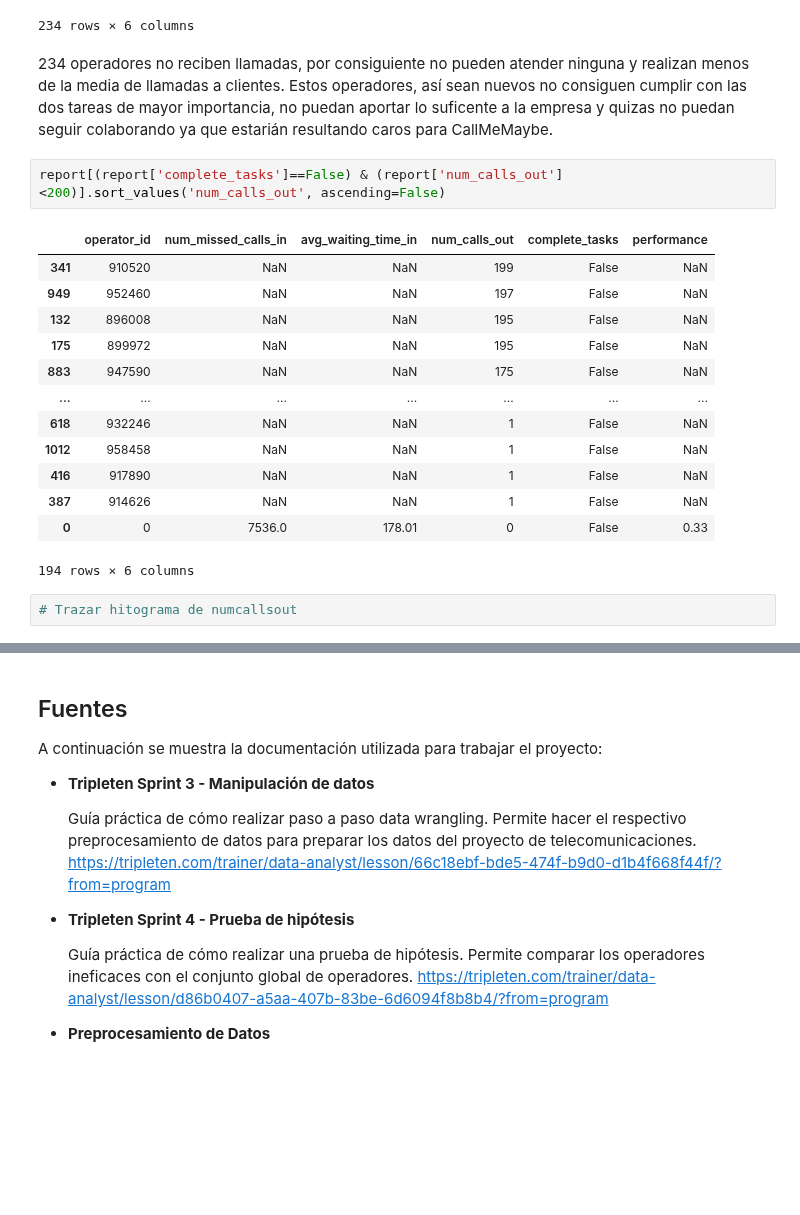
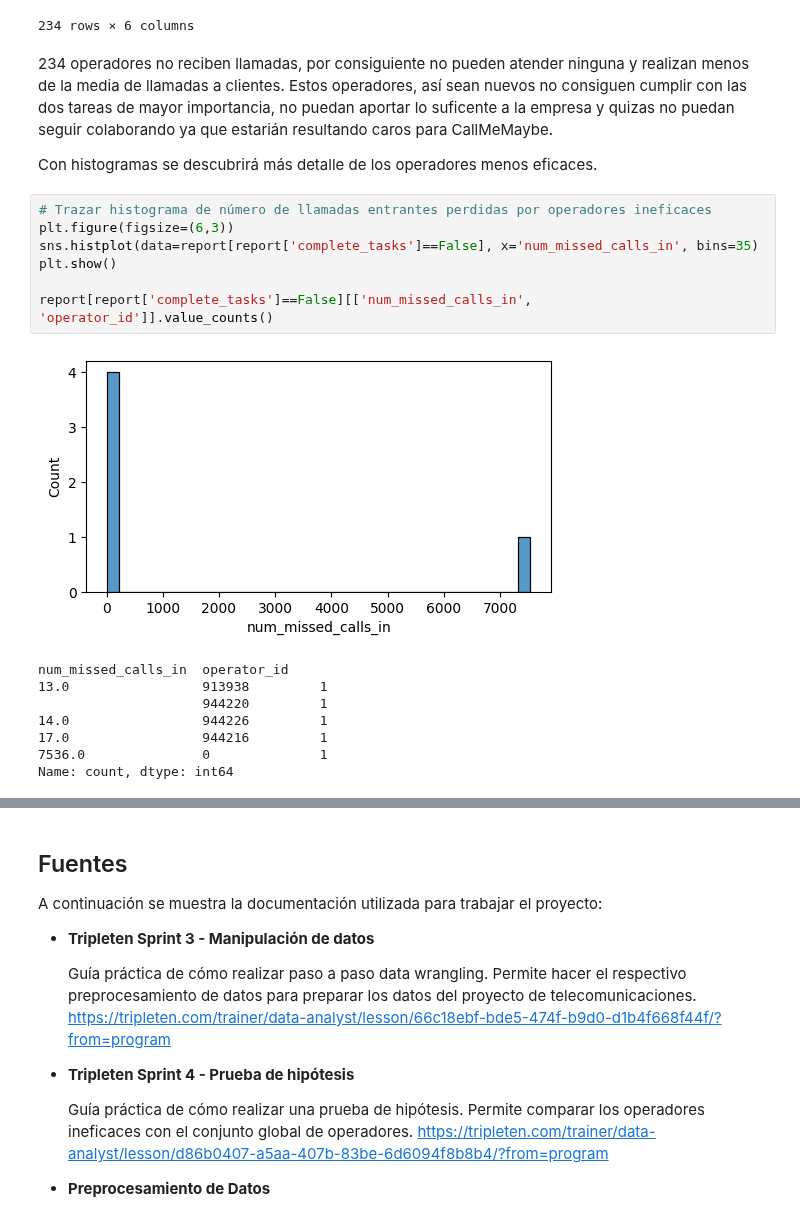
Before and after one commit to ScinDBad/DA_proyecto_final, a Jupyter notebook: proyecto_sp_14.ipynb, the cells around one changed output, grey strips where cells are left out. Drawn from its saved outputs; the diff is of its cells as text; blank space fills up the shorter version.

```diff
--- a/proyecto_sp_14.ipynb
+++ b/proyecto_sp_14.ipynb
@@ -867,21 +861,21 @@ report[report['complete_tasks']==False].sort_values('num_calls_out', ascending=F
 234 rows × 6 columns
 # %% [markdown]
 234 operadores no reciben llamadas, por consiguiente no pueden atender ninguna y realizan menos de la media de llamadas a clientes. Estos operadores, así sean nuevos no consiguen cumplir con las dos tareas de mayor importancia, no puedan aportar lo suficente a la empresa y quizas no puedan seguir colaborando ya que estarián resultando caros para CallMeMaybe.
+
+Con histogramas se descubrirá más detalle de los operadores menos eficaces.
-# %%
-report[(report['complete_tasks']==False) & (report['num_calls_out']<200)].sort_values('num_calls_out', ascending=False)
-# %% [output]
-|  | operator_id | num_missed_calls_in | avg_waiting_time_in | num_calls_out | complete_tasks | performance |
-| 341 | 910520 | NaN | NaN | 199 | False | NaN |
-| 949 | 952460 | NaN | NaN | 197 | False | NaN |
-| 132 | 896008 | NaN | NaN | 195 | False | NaN |
-| 175 | 899972 | NaN | NaN | 195 | False | NaN |
-| 883 | 947590 | NaN | NaN | 175 | False | NaN |
-| ... | ... | ... | ... | ... | ... | ... |
-| 618 | 932246 | NaN | NaN | 1 | False | NaN |
-| 1012 | 958458 | NaN | NaN | 1 | False | NaN |
-| 416 | 917890 | NaN | NaN | 1 | False | NaN |
-| 387 | 914626 | NaN | NaN | 1 | False | NaN |
-| 0 | 0 | 7536.0 | 178.01 | 0 | False | 0.33 |
-194 rows × 6 columns
-# %%
-# Trazar hitograma de numcallsout
+# %%
+# Trazar histograma de número de llamadas entrantes perdidas por operadores ineficaces
+plt.figure(figsize=(6,3))
+sns.histplot(data=report[report['complete_tasks']==False], x='num_missed_calls_in', bins=35)
+plt.show()
+
+report[report['complete_tasks']==False][['num_missed_calls_in', 'operator_id']].value_counts()
+# %% [output]
+[figure, added]
+num_missed_calls_in  operator_id
+13.0                 913938         1
+                     944220         1
+14.0                 944226         1
+17.0                 944216         1
+7536.0               0              1
+Name: count, dtype: int64
```
Also changed, not shown: parts of 8 cells of this notebook.
